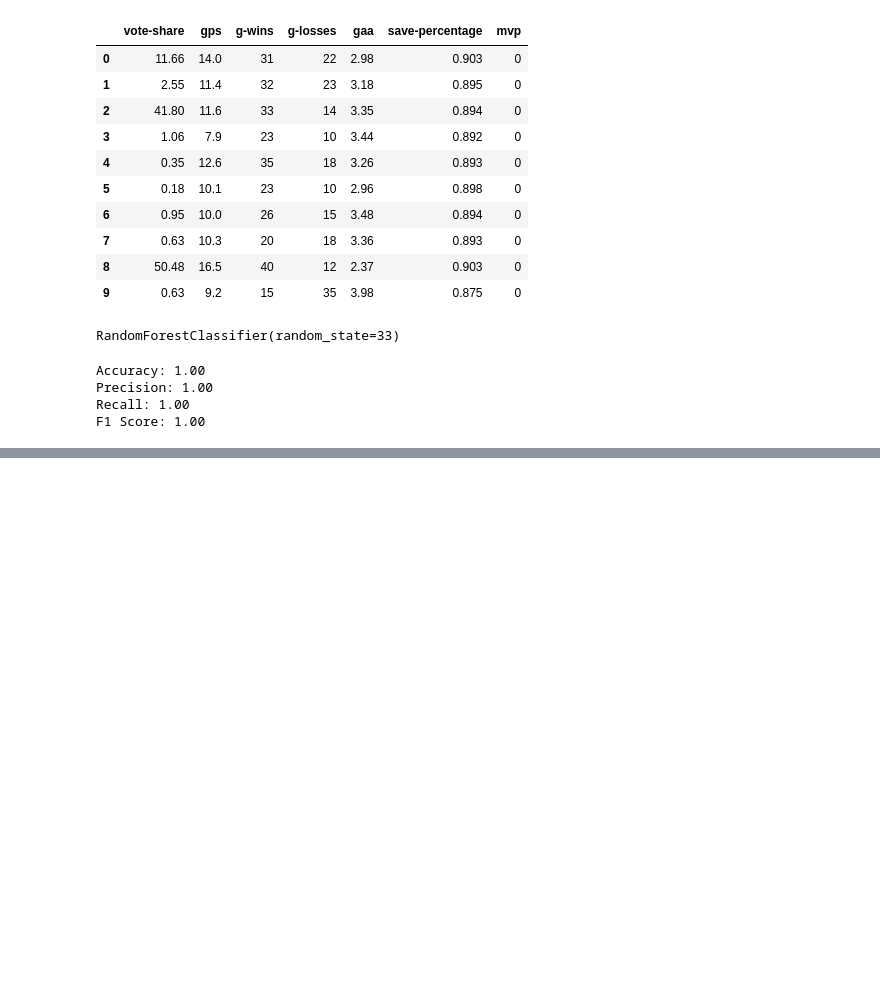
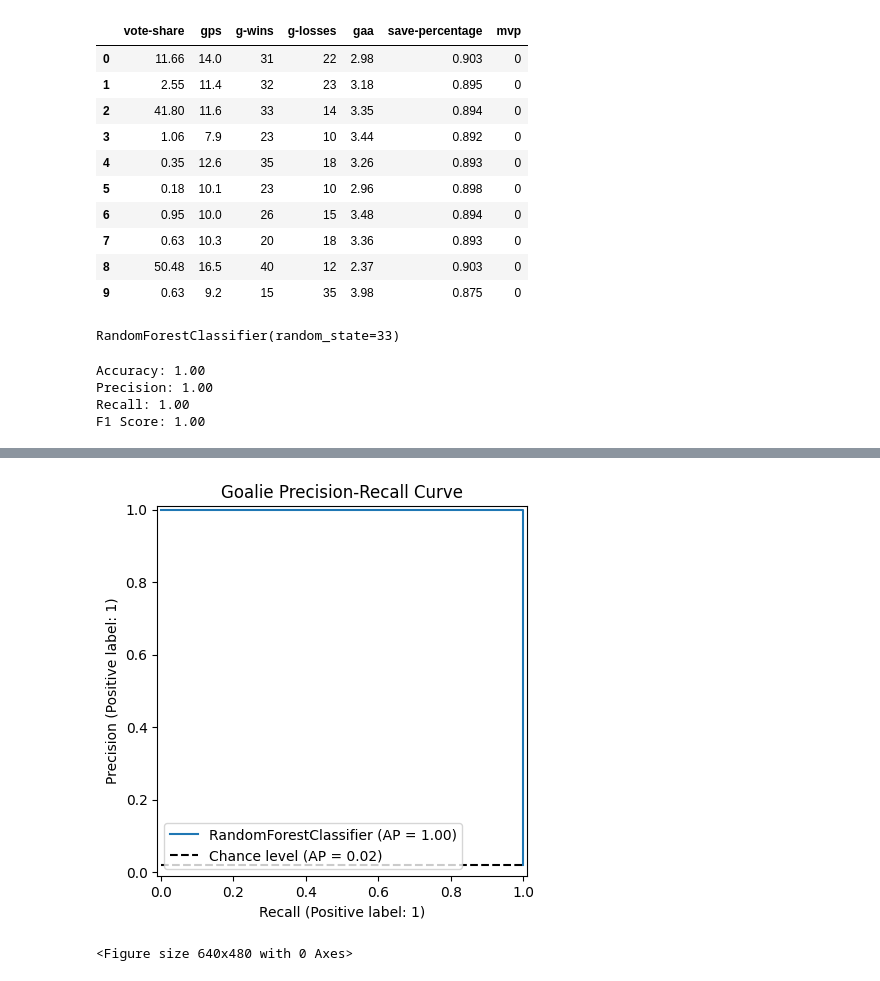
Before and after one commit to tschittina/hart-trophy-prediction, a Jupyter notebook: goalie_rfc.ipynb, the cells around one changed output, grey strips where cells are left out. Saved outputs shown, nothing was run; the diff lists cells and outputs as text; code cells hidden in the pictures; blank space fills up the shorter version.

```diff
--- a/goalie_rfc.ipynb
+++ b/goalie_rfc.ipynb
@@ -140,0 +130,13 @@ F1 Score: 1.00
+# %%
+scores = tuned_rf.predict_proba(x_test)
+# %%
+display = PrecisionRecallDisplay.from_predictions(
+    y_test, scores[:, 1], name='RandomForestClassifier', plot_chance_level=True
+)
+
+display.ax_.set_title('Goalie Precision-Recall Curve')
+plt.show()
+plt.savefig('data/goaliePRC.png')
+# %% [output]
+[figure, added]
+<Figure size 640x480 with 0 Axes>
```
Also changed, not shown: parts of 8 cells of this notebook, 1 other file.
